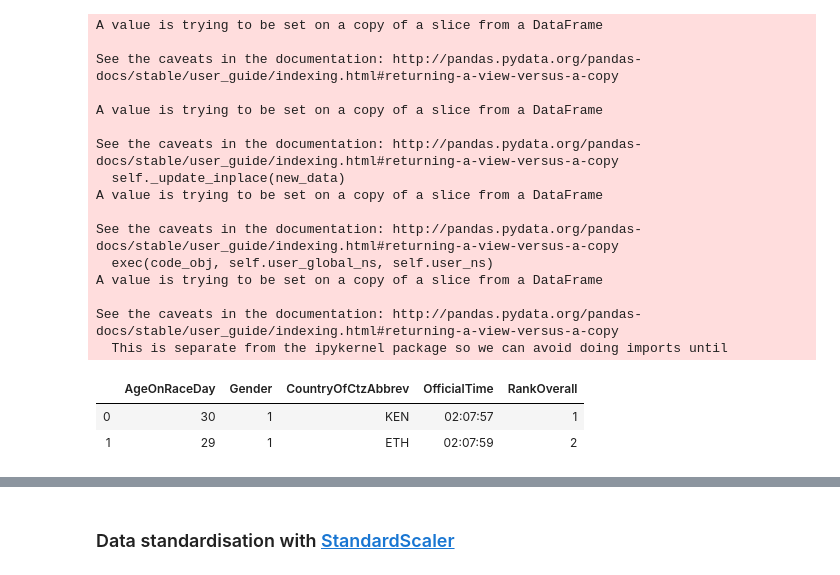
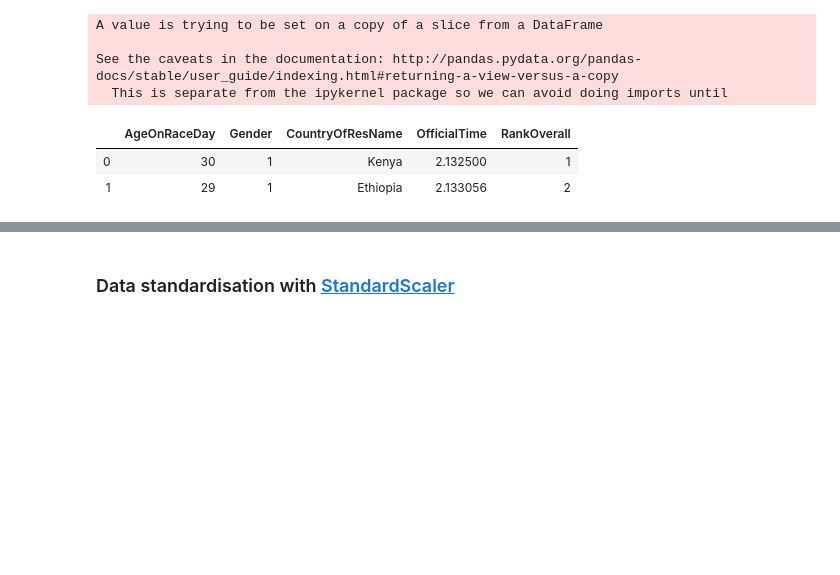
Before and after one commit to mijapa/BostonMarathonAnalisys, a Jupyter notebook: Boston_Prediction.ipynb, the cells around one changed output, grey strips where cells are left out. Saved outputs shown, nothing was run; the diff lists cells and outputs as text; code cells hidden in the pictures; blank space fills up the shorter version.

```diff
--- a/Boston_Prediction.ipynb
+++ b/Boston_Prediction.ipynb
@@ -57,10 +48,10 @@ from datetime import datetime
 import time
 import csv
 sns.set_style("darkgrid")
-results_2018 = pd.read_csv('./Runners_all_results_2018.csv', header = 0, encoding='latin-1')
-results_2018['OfficialTime'] = results_2018['OfficialTime'].apply(lambda x: datetime.combine(datetime.min, datetime.strptime(x, '%H:%M:%S').time()) - datetime.min)
 results_2019 = pd.read_csv('./Runners_all_results_2019.csv', header = 0, encoding='latin-1', error_bad_lines=False)
 results_2019['OfficialTime'] = results_2019['OfficialTime'].apply(lambda x: datetime.combine(datetime.min, datetime.strptime(x, '%H:%M:%S').time()) - datetime.min)
+results_2019['OfficialTime'] = results_2019['OfficialTime'].apply(lambda x: x.total_seconds()/3600)
+
 results_2019.head(2)
 # %% [output]
 b'Skipping line 26144: expected 20 fields, saw 21\n'
@@ -68,27 +59,15 @@ b'Skipping line 26144: expected 20 fields, saw 21\n'
 | 0 | 2 | Lawrence Cherono | Cherono, Lawrence | 30 | M | Eldoret | NaN | NaN | NaN | ... |
 | 1 | 6 | Lelisa Desisa | Desisa, Lelisa | 29 | M | Ambo | NaN | NaN | NaN | ... |
 # %%
-results_2019 = results_2019[['AgeOnRaceDay', 'Gender', 'CountryOfCtzAbbrev', 'OfficialTime', 'RankOverall']]
+results_2019 = results_2019[['AgeOnRaceDay', 'Gender', 'CountryOfResName', 'OfficialTime', 'RankOverall']]
 results_2019.Gender[results_2019.Gender == 'M'] = 1
 results_2019.Gender[results_2019.Gender == 'F'] = 0
 results_2019.head(2)
 # %% [output]
-A value is trying to be set on a copy of a slice from a DataFrame
-
-See the caveats in the documentation: http://pandas.pydata.org/pandas-docs/stable/user_guide/indexing.html#returning-a-view-versus-a-copy
-
-A value is trying to be set on a copy of a slice from a DataFrame
-
-See the caveats in the documentation: http://pandas.pydata.org/pandas-docs/stable/user_guide/indexing.html#returning-a-view-versus-a-copy
-  self._update_inplace(new_data)
-A value is trying to be set on a copy of a slice from a DataFrame
-
-See the caveats in the documentation: http://pandas.pydata.org/pandas-docs/stable/user_guide/indexing.html#returning-a-view-versus-a-copy
-  exec(code_obj, self.user_global_ns, self.user_ns)
 A value is trying to be set on a copy of a slice from a DataFrame
 
 See the caveats in the documentation: http://pandas.pydata.org/pandas-docs/stable/user_guide/indexing.html#returning-a-view-versus-a-copy
   This is separate from the ipykernel package so we can avoid doing imports until
-|  | AgeOnRaceDay | Gender | CountryOfCtzAbbrev | OfficialTime | RankOverall |
-| 0 | 30 | 1 | KEN | 02:07:57 | 1 |
-| 1 | 29 | 1 | ETH | 02:07:59 | 2 |
+|  | AgeOnRaceDay | Gender | CountryOfResName | OfficialTime | RankOverall |
+| 0 | 30 | 1 | Kenya | 2.132500 | 1 |
+| 1 | 29 | 1 | Ethiopia | 2.133056 | 2 |
```
Also changed, not shown: parts of 18 cells of this notebook, 2 other files.
